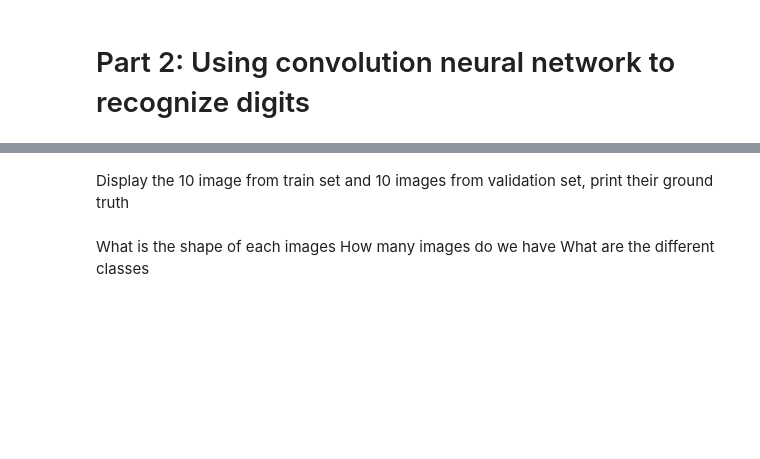
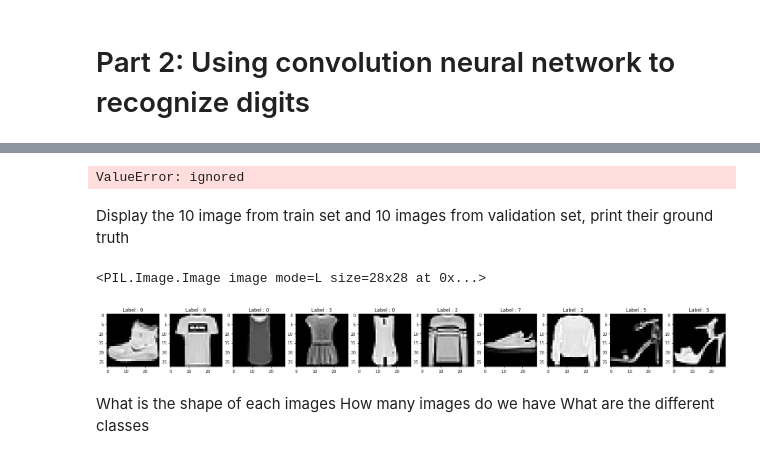
Before and after one commit to DL-ECE/tp2-deeplearningonimages-Adrien863, a Jupyter notebook: convolution.ipynb, the cells around one changed output, grey strips where cells are left out. Cells and saved outputs as stored; diff of their text form; code cells hidden in the pictures; blank space fills up the shorter version.

```diff
--- a/convolution.ipynb
+++ b/convolution.ipynb
@@ -699,13 +721,29 @@ if __name__ == "__main__" :
   fmnist_train = FashionMNIST(os.getcwd(), train=True, download=True, transform=transforms.ToTensor())
   fmnist_train = DataLoader(fmnist_train, batch_size=32, num_workers=4, pin_memory=True)
   fmnist_val = FashionMNIST(os.getcwd(), train=False, download=True, transform=transforms.ToTensor())
+  normalize_tensor(fmnist_val)
   fmnist_val = DataLoader(fmnist_val, batch_size=32, num_workers=4,  pin_memory=True)
+# %% [output]
+ValueError: ignored
 # %% [markdown]
 Display the 10 image from train set and 10 images from validation set, print their ground truth
-# %%
-def display_10_images(dataset):
-    # YOUR CODE HERE
-    NotImplemented
+# %%
+def display_10_images(dataset):
+    # YOUR CODE HERE
+    plt.figure(figsize = (dataset[0][0].width, dataset[0][0].height))
+    for i in range(10):
+        image,target = dataset[i]
+        plt.subplot(1,10,i+1)
+        plot_one_tensor(image)
+        plt.title("Label : "+str(target))
+
+fmnist_train = FashionMNIST(os.getcwd(), train=True, download=True)
+print(fmnist_train[0][0])
+fmnist_val = FashionMNIST(os.getcwd(), train=False, download=True)
+display_10_images(fmnist_train)
+# %% [output]
+<PIL.Image.Image image mode=L size=28x28 at 0x...>
+[figure, added]
 # %% [markdown]
 What is the shape of each images
 How many images do we have
```
Also changed, not shown: parts of 11 cells of this notebook.
